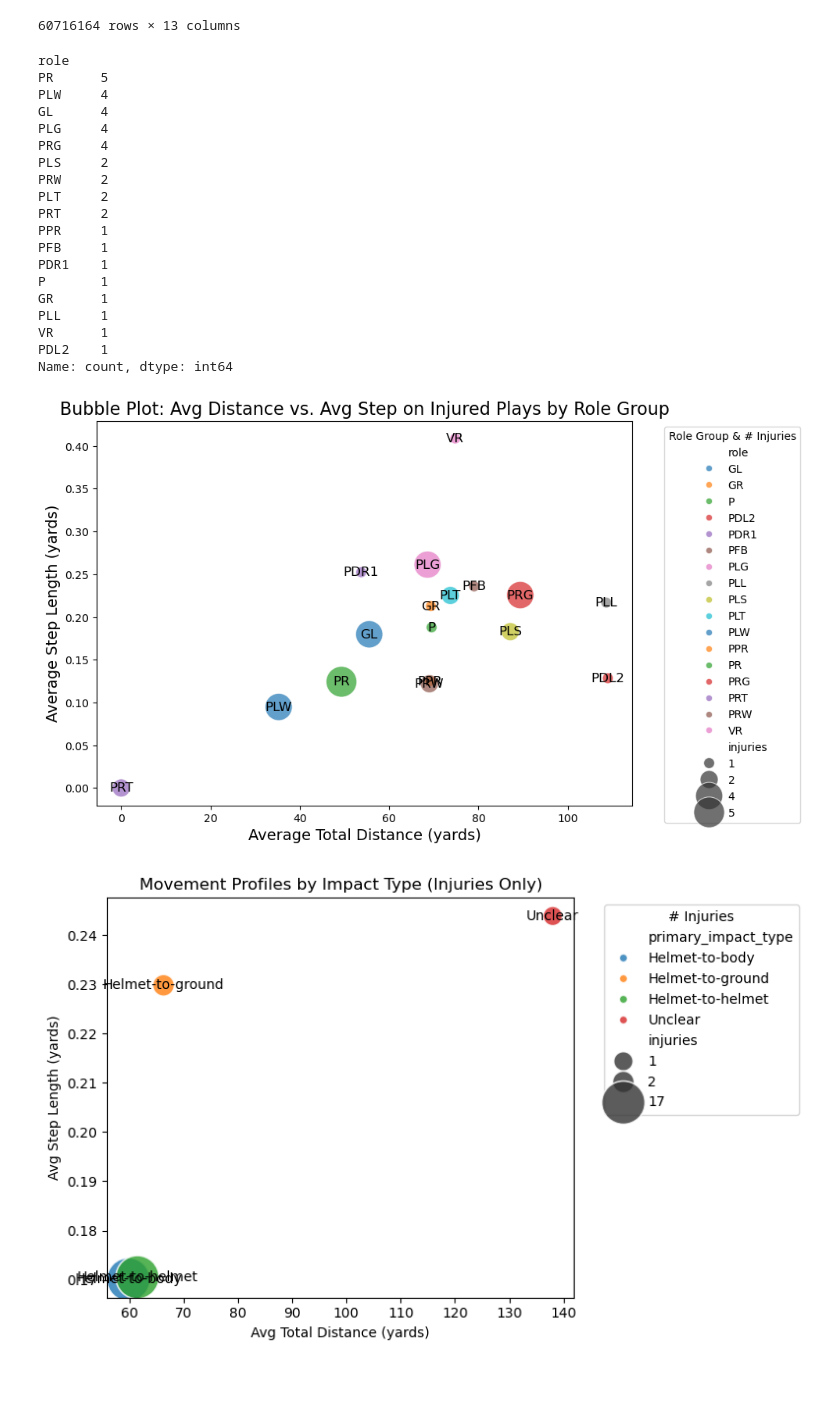
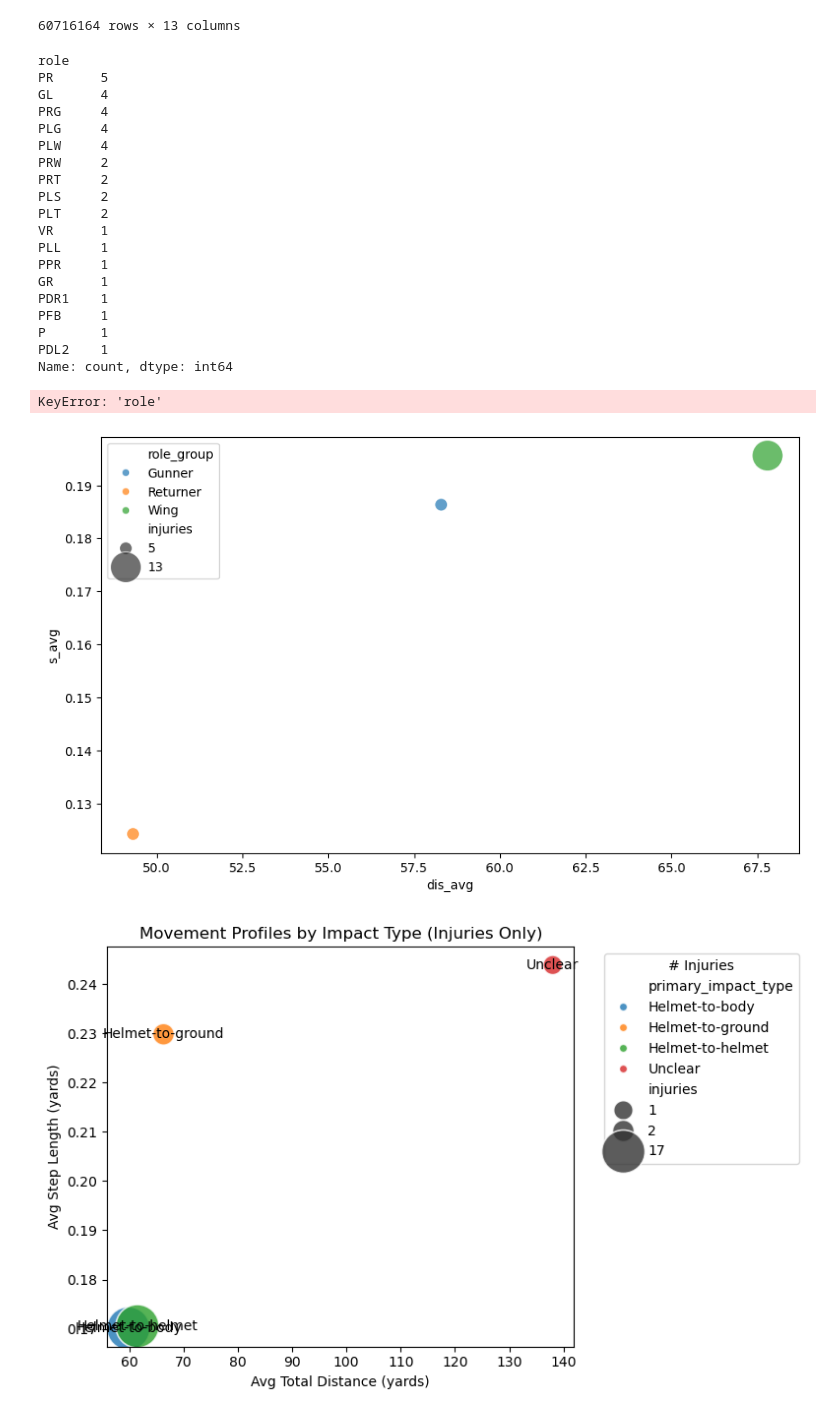
Before and after one commit to shmorhunmsds/ai4l_final_project, a Jupyter notebook: punt_analytics_v1.ipynb, the cells around one changed output. Saved outputs shown, nothing was run; the diff lists cells and outputs as text; code cells hidden in the pictures; blank space fills up the shorter version.

```diff
--- a/punt_analytics_v1.ipynb
+++ b/punt_analytics_v1.ipynb
@@ -83,21 +83,7 @@ if {'gamekey','gsisid','position'}.issubset(player_positions.columns):
 
 
 # 4. ADD VIDEO REVIEW AS FEATURES
-# --------------------------------
-
-# Select the video_review columns we want
-video_feats = video_review[[
-    'gamekey','playid','gsisid',
-    'player_activity_derived',
-    'turnover_related',
-    'primary_impact_type',
-    'primary_partner_activity_derived',
-    'friendly_fire'
-]]
-
-# Merge them in
-df = df.merge(
-    video_feats,
+# ----------------------------
     on=['gamekey','playid','gsisid'],
     how='left'
 )
@@ -692,21 +740,21 @@ df[df['injury']==1]['role'].value_counts()
 # %% [output]
 role
 PR      5
+GL      4
+PRG     4
+PLG     4
 PLW     4
-GL      4
-PLG     4
-PRG     4
+PRW     2
+PRT     2
 PLS     2
-PRW     2
 PLT     2
-PRT     2
+VR      1
+PLL     1
 PPR     1
+GR      1
+PDR1    1
 PFB     1
-PDR1    1
 P       1
-GR      1
-PLL     1
-VR      1
 PDL2    1
 Name: count, dtype: int64
 # %%
@@ -717,7 +765,7 @@ import pandas as pd
 # 1. Build a small summary df for injured plays by role_group
 bubble_df = (
     df[df['injury'] == 1]
-    .groupby('role')
+    .groupby('role_group')
     .agg(
         dis_avg   = ('total_distance','mean'),
         s_avg     = ('mean_step','mean'),
@@ -733,36 +781,37 @@ sns.scatterplot(
     x         = 'dis_avg',
     y         = 's_avg',
     size      = 'injuries',
-    hue       = 'role',
+    hue       = 'role_group',
     palette   = 'tab10',
-    sizes     = (100, 800),   # min/max bubble area
+    sizes     = (100, 600),   # min/max bubble area
     alpha     = 0.7,
     edgecolor = 'w'
 )
 
 # 3. Annotate each bubble with its role_group label
 for _, row in bubble_df.iterrows():
     plt.text(
         row['dis_avg'],
         row['s_avg'],
         row['role'],
         ha='center', va='center',
         fontsize=12,
         color='black'
     )
 
 plt.title('Bubble Plot: Avg Distance vs. Avg Step on Injured Plays by Role Group', fontsize=16)
 plt.xlabel('Average Total Distance (yards)', fontsize=14)
 plt.ylabel('Average Step Length (yards)', fontsize=14)
 
 # move legend out of the way
 plt.legend(title='Role Group & # Injuries',
            bbox_to_anchor=(1.05, 1), loc='upper left')
 
 plt.tight_layout()
 plt.show()
 # %% [output]
+KeyError: 'role'
-[figure, old version]
+[figure, new version]
 # %%
 impact_df = (
     df[df['primary_impact_type']!='NoInjury']
```
Also changed, not shown: parts of 30 cells of this notebook, 16 other files.
